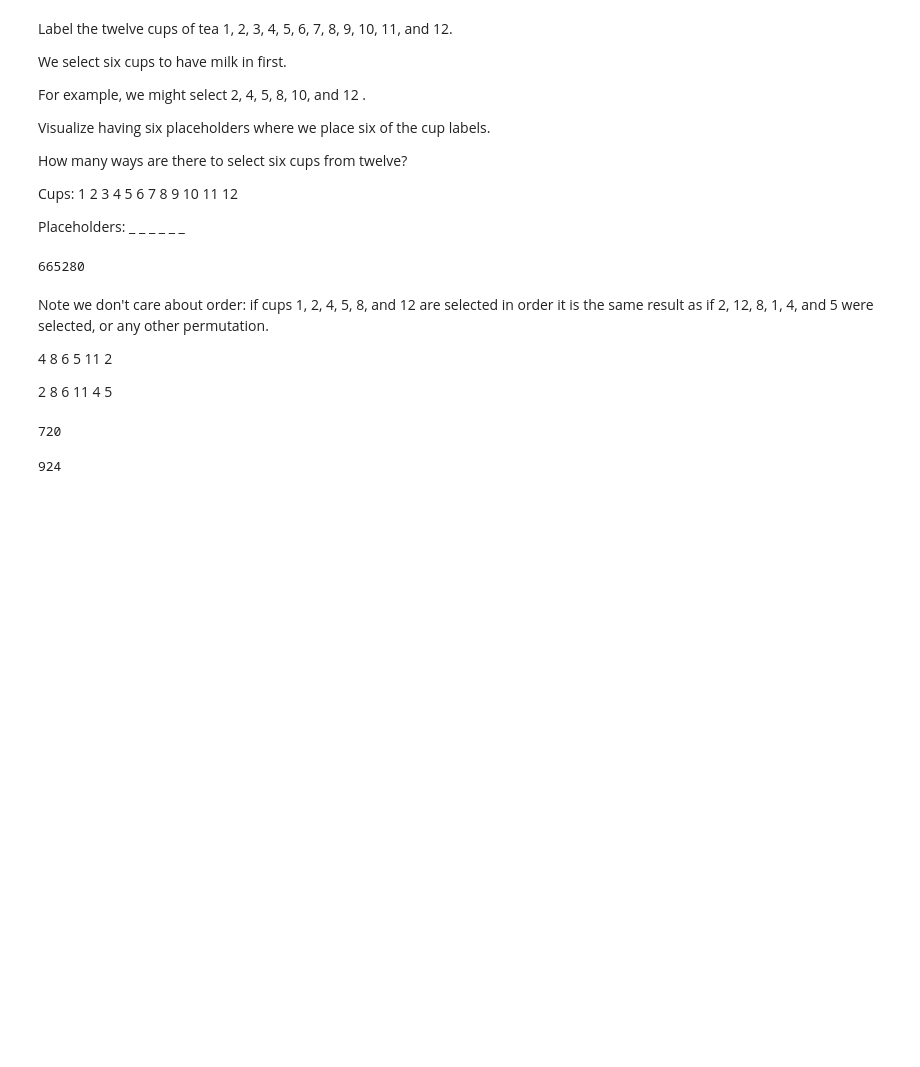
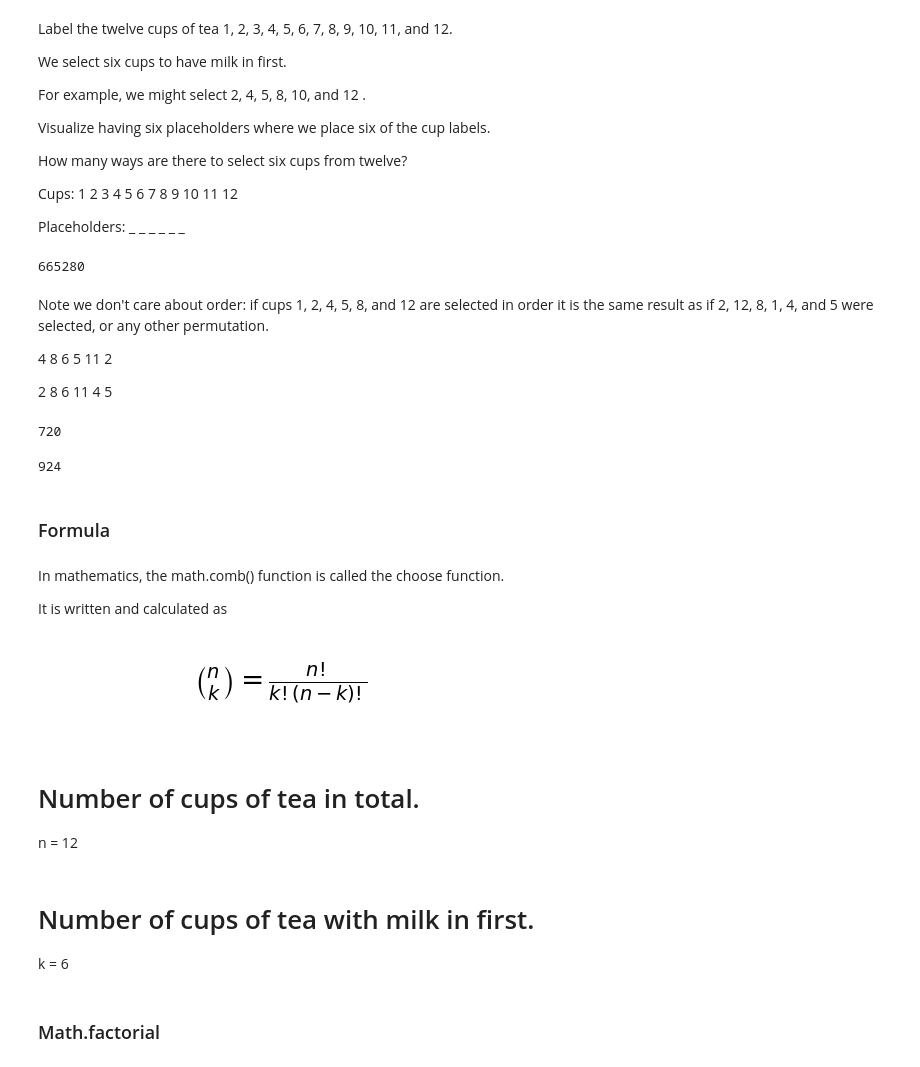
Before and after one commit to ECronin1973/Applied_Statistics_MyWork, a Jupyter notebook: tasks.ipynb, the cells around one changed output. Drawn from its saved outputs; the diff is of its cells as text; code cells hidden in the pictures; blank space fills up the shorter version.

```diff
--- a/tasks.ipynb
+++ b/tasks.ipynb
@@ -119,3 +119,37 @@ no_combs = ways_ordered // no_shuffles
 no_combs
 # %% [output]
 924
+# %% [markdown]
+### Formula ###
+# %% [markdown]
+In mathematics, the math.comb() function is called the choose function.
+
+It is written and calculated as
+# %%
+import matplotlib.pyplot as plt
+from IPython.display import display, Markdown
+
+# Create a new figure
+plt.figure(figsize=(6, 1))
+
+# Add text (LaTeX)
+plt.text(0.5, 0.5, r"$\binom{n}{k} = \frac{n!}{k!(n-k)!}$", fontsize=20, ha='center')
+
+# Hide the axes
+plt.axis('off')
+
+# Save the figure as an image file
+plt.savefig("binomial_coefficient.png")
+
+# Display the image
+plt.show()
+# %% [output]
+[figure, added]
+# %% [markdown]
+# Number of cups of tea in total.
+n = 12
+# %% [markdown]
+# Number of cups of tea with milk in first.
+k = 6
+# %% [markdown]
+### Math.factorial ###
```
Also changed, not shown: parts of 20 cells of this notebook, 1 other file.
